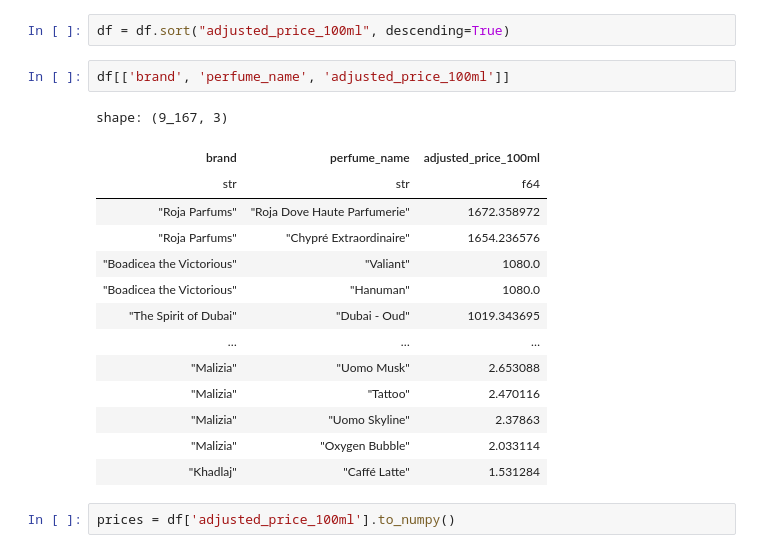
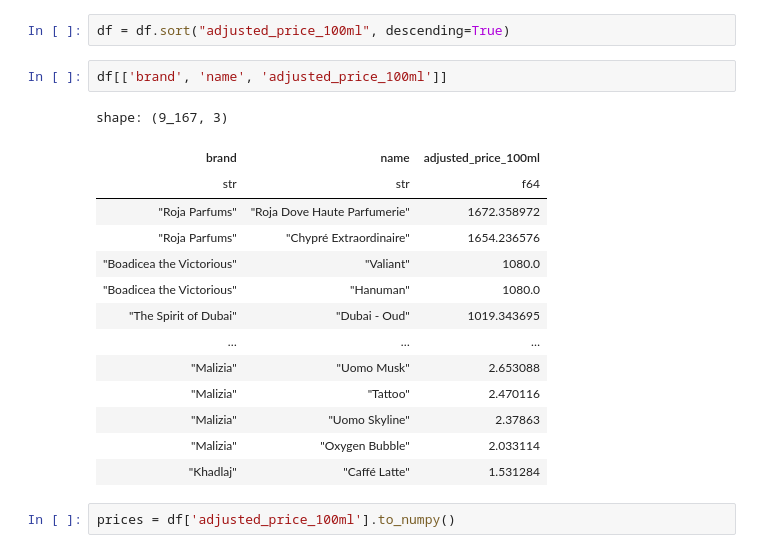
Before and after one commit to hamza1av/Parfumo, a Jupyter notebook: nb_prices.ipynb, the cells around one changed output. Cells and saved outputs as stored; diff of their text form.

```diff
--- a/nb_prices.ipynb
+++ b/nb_prices.ipynb
@@ -303,10 +303,10 @@ shape: (9_167, 103)
 # %%
 df = df.sort("adjusted_price_100ml", descending=True)
 # %%
-df[['brand', 'perfume_name', 'adjusted_price_100ml']]
+df[['brand', 'name', 'adjusted_price_100ml']]
 # %% [output]
 shape: (9_167, 3)
-| brand | perfume_name | adjusted_price_100ml |
+| brand | name | adjusted_price_100ml |
 | str | str | f64 |
 | "Roja Parfums" | "Roja Dove Haute Parfumerie" | 1672.358972 |
 | "Roja Parfums" | "Chypré Extraordinaire" | 1654.236576 |
```
Also changed, not shown: parts of 15 cells of this notebook, 6 other files.
